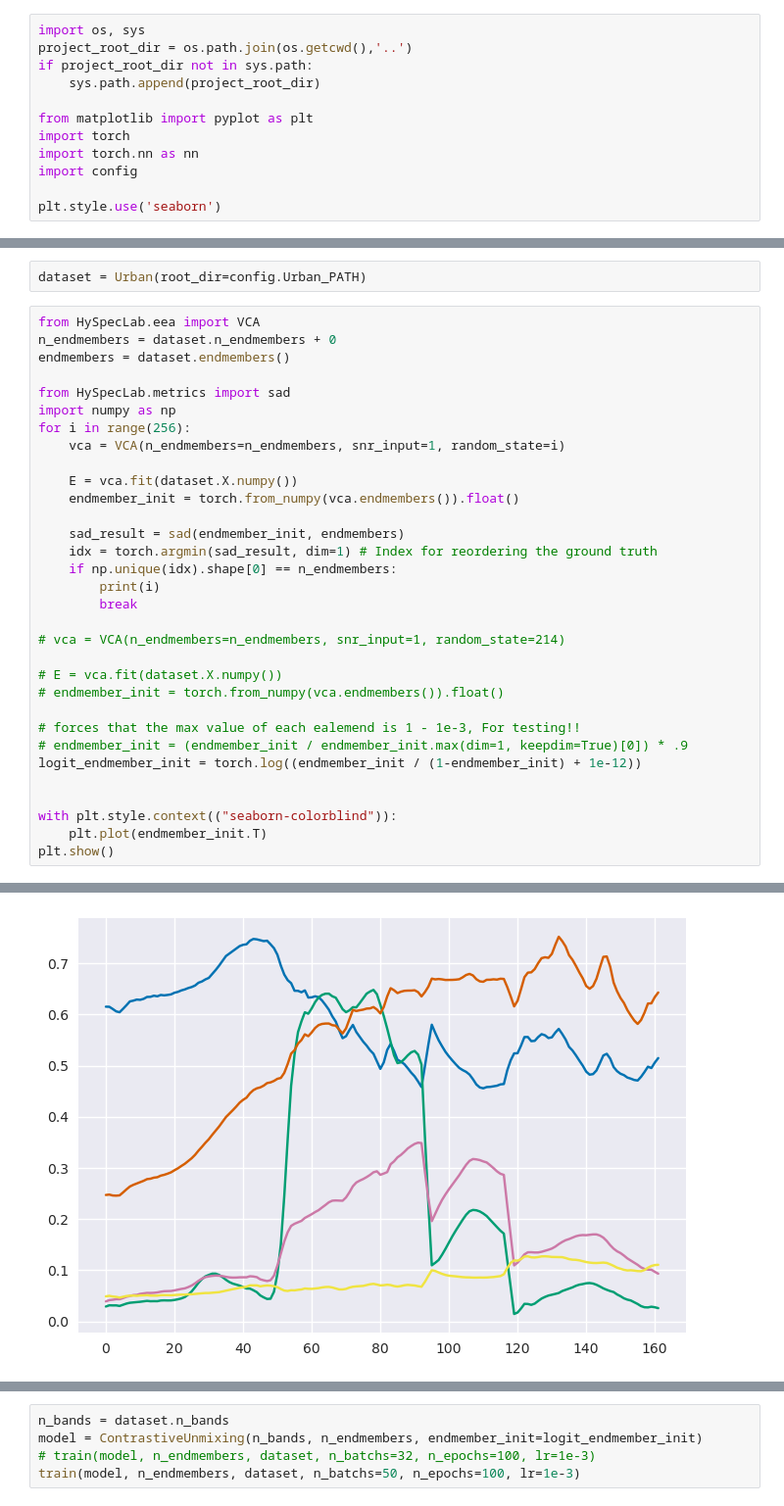
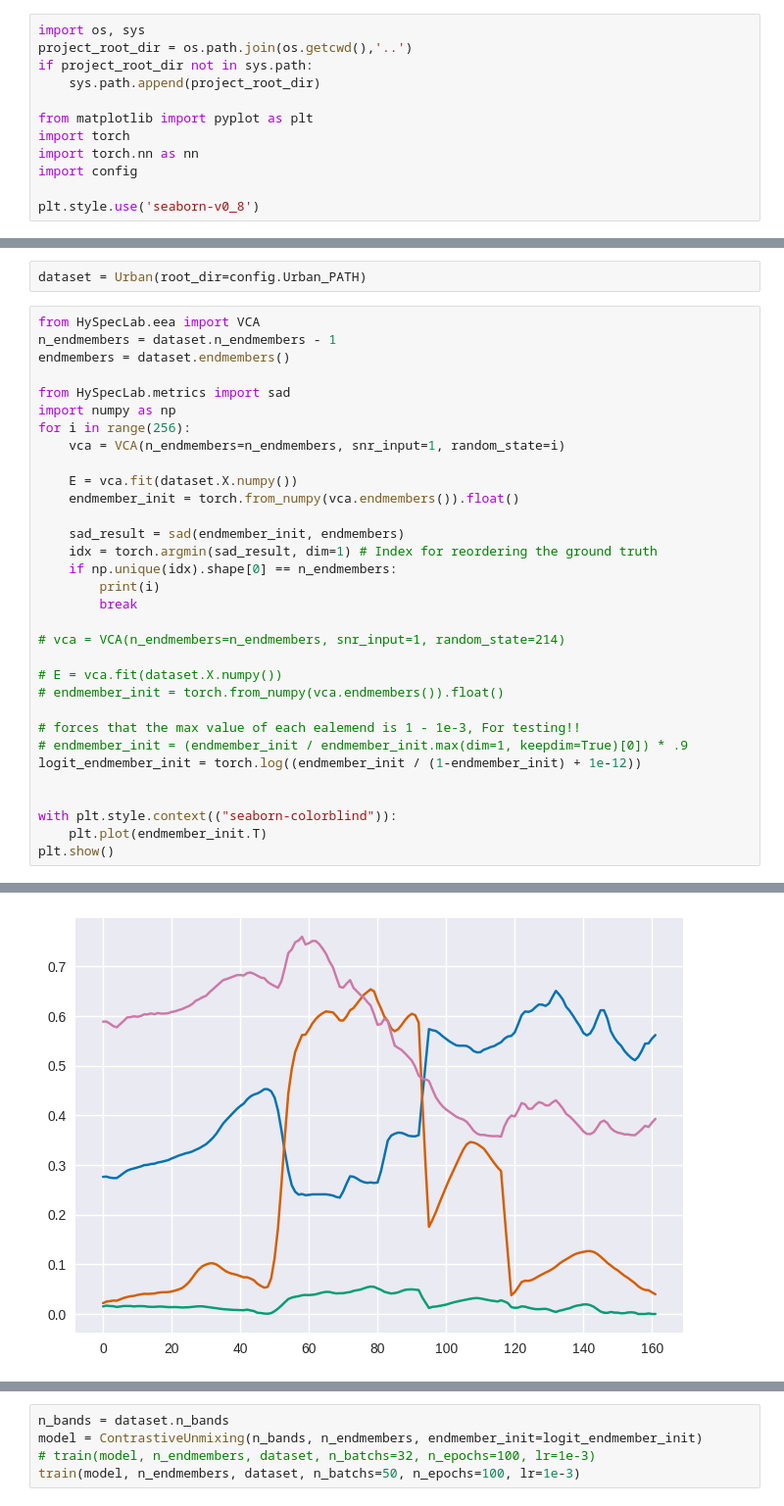
Before and after one commit to SolidusAbi/CLHU, a Jupyter notebook: notebooks/CLHU.ipynb, the cells around one changed output, grey strips where cells are left out. Shown at 98% size. Cells and saved outputs as stored; diff of their text form.

```diff
--- a/notebooks/CLHU.ipynb
+++ b/notebooks/CLHU.ipynb
@@ -9,7 +9,7 @@ import torch
 import torch.nn as nn
 import config
 
-plt.style.use('seaborn')
+plt.style.use('seaborn-v0_8')
 # %% [markdown]
 # Samson
 # %%
@@ -327,7 +327,7 @@ class Urban(HSIDataset):
 dataset = Urban(root_dir=config.Urban_PATH)
 # %%
 from HySpecLab.eea import VCA
-n_endmembers = dataset.n_endmembers + 0
+n_endmembers = dataset.n_endmembers - 1
 endmembers = dataset.endmembers()
 
 from HySpecLab.metrics import sad
@@ -362,4 +362,4 @@ plt.show()
-[figure, old version]
+[figure, new version]
 # %%
 i
 # %% [output]
```
Also changed, not shown: parts of 8 cells of this notebook, 2 other files.
